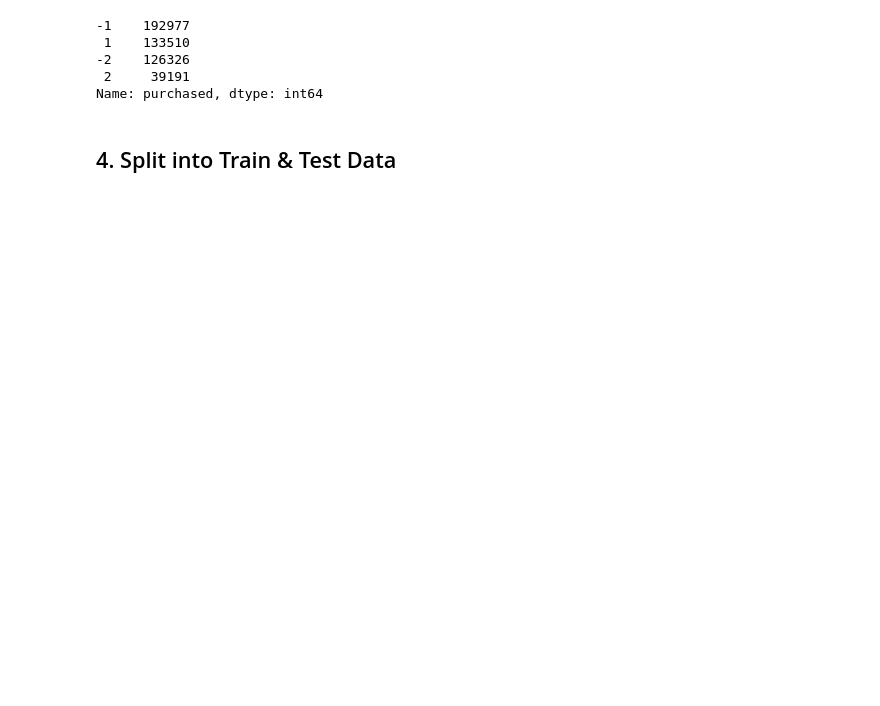
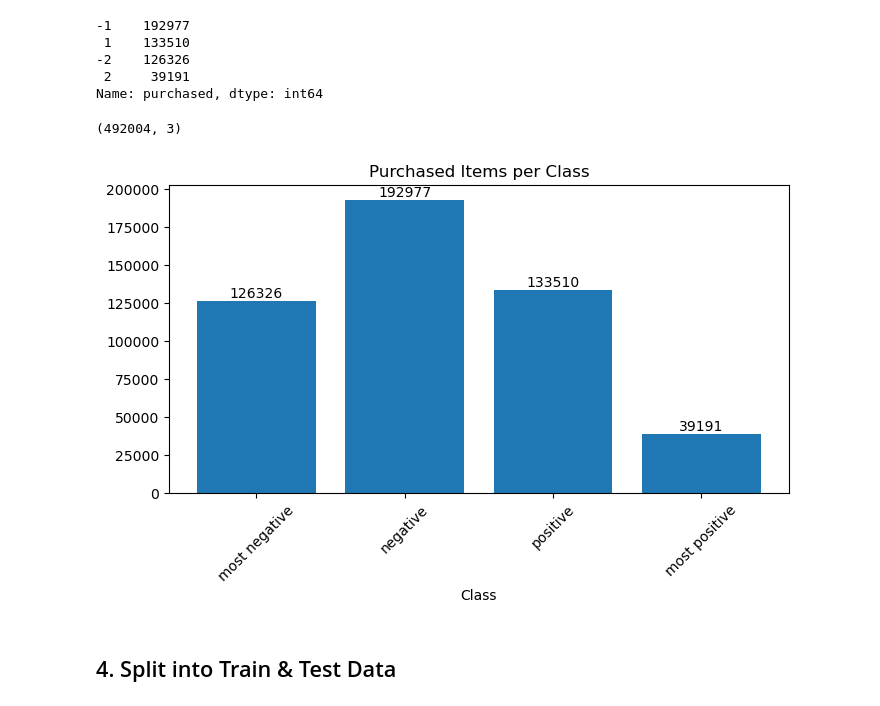
Before and after one commit to uadR1/Master-Thesis-Building-and-Evaluating-Candidate-Generation-Models-with-Neural-Networks, a Jupyter notebook: 02_Data_Preparation/02_RecSys_Preparation.ipynb, the cells around one changed output. Saved outputs shown, nothing was run; the diff lists cells and outputs as text; code cells hidden in the pictures; blank space fills up the shorter version.

```diff
--- a/02_Data_Preparation/02_RecSys_Preparation.ipynb
+++ b/02_Data_Preparation/02_RecSys_Preparation.ipynb
@@ -399,5 +416,59 @@ df_ratings.purchased.value_counts()
 -2    126326
  2     39191
 Name: purchased, dtype: int64
+# %%
+# Number of Rows before Split
+df_ratings.shape
+# %% [output]
+(492004, 3)
+# %%
+# Visualization
+dist_classes = pd.DataFrame(df_ratings.purchased.value_counts())
+dist_classes.reset_index(inplace=True)
+dist_classes.columns = ['class', 'purchased']
+
+# Apply function with lambda for the condition:
+dist_classes['class'] = dist_classes['class'].apply(lambda x: 4 if x == 2 else x)
+dist_classes['class'] = dist_classes['class'].apply(lambda x: 3 if x == 1 else x)
+dist_classes['class'] = dist_classes['class'].apply(lambda x: 2 if x == -1 else x)
+dist_classes['class'] = dist_classes['class'].apply(lambda x: 1 if x == -2 else x)
+
+
+import matplotlib.pyplot as plt
+
+plt.rcParams["figure.figsize"] = (8,4)
+
+# Create a vertical bar chart
+fig, ax = plt.subplots()
+bars = ax.bar(dist_classes['class'], dist_classes['purchased'])
+
+# Display the values on the graph
+for bar in bars:
+    height = bar.get_height()
+    ax.text(bar.get_x() + bar.get_width() / 2, height, f'{height}', ha='center', va='bottom')
+
+# Set labels and title
+ax.set_xlabel('Class')
+#ax.set_ylabel('Purchased')
+ax.set_title('Purchased Items per Class')
+
+# Set x-axis ticks with 4 steps from 1 to 4
+ax.set_xticks(range(1, 5))
+
+# Create a mapping dictionary for custom labels
+class_labels = {
+    1: 'most negative',
+    2: 'negative',
+    3: 'positive',
+    4: 'most positive'
+}
+
+# Set custom x-axis labels and rotate them by 45 degrees
+ax.set_xticklabels([class_labels[i] for i in range(1, 5)], rotation=45)
+
+# Show the plot
+plt.show()
+# %% [output]
+[figure, added]
 # %% [markdown]
 ## 4. Split into Train & Test Data
```
Also changed, not shown: parts of 13 cells of this notebook, 1 other file.
